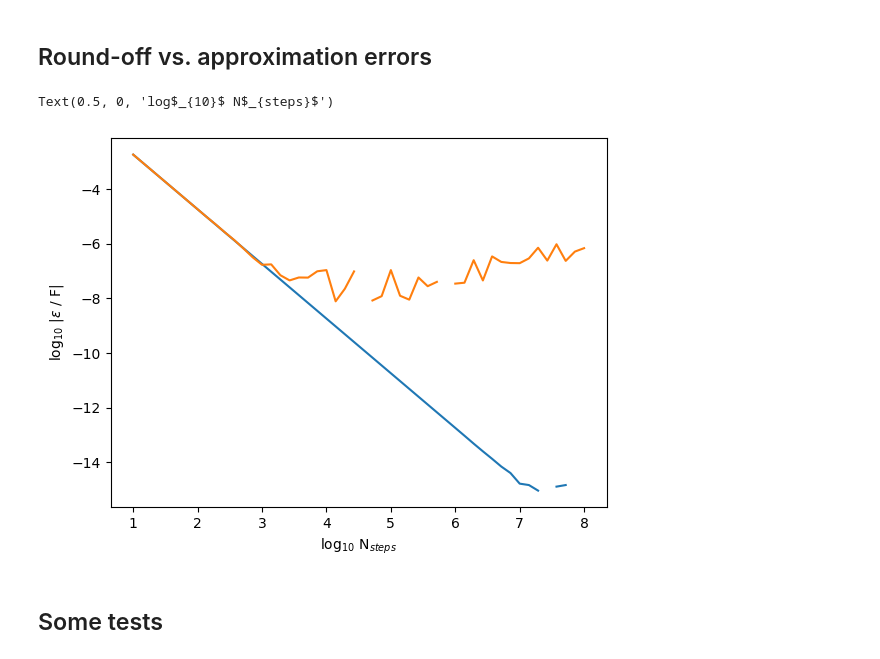
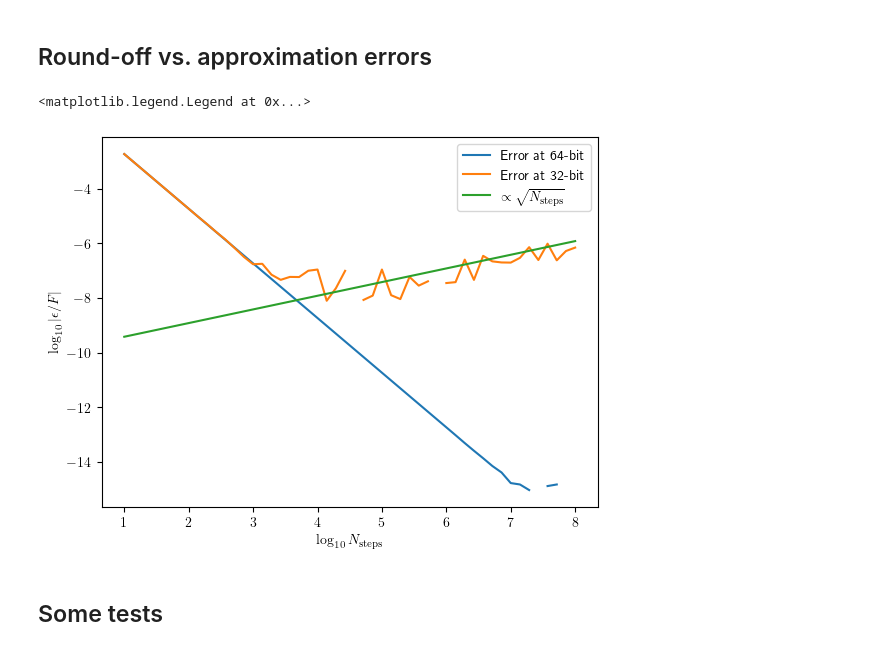
Before and after one commit to blanton144/computational-grad, a Jupyter notebook: docs/notebooks/numerics.ipynb, the cells around one changed output. Drawn from its saved outputs; the diff is of its cells as text; code cells hidden in the pictures.

```diff
--- a/docs/notebooks/numerics.ipynb
+++ b/docs/notebooks/numerics.ipynb
@@ -2,6 +2,8 @@
 %matplotlib inline
 import numpy as np
 import matplotlib.pyplot as plt
+import matplotlib
+matplotlib.rcParams['text.usetex'] = True
 # %% [markdown]
 ## Bugs
 # %% [markdown]
@@ -74,17 +82,23 @@ def test_integrate(dtype=None):
         approx = integrate_fnc(limits=limits, nstep=nsteps[indx], fnc=fnc, dtype=dtype)
         error[indx] = (approx - integral) / integral
     return(nsteps, error)
+# %%
+limits = np.array([1., 2.], dtype=dtype)
+integral = fnc_int(limits=np.float64(limits))
 # %%
 (nsteps64, error64) = test_integrate(dtype=np.float64)
 (nsteps32, error32) = test_integrate(dtype=np.float32)
 # %%
-plt.plot(np.log10(nsteps64), np.log10(np.abs(error64)))
-plt.plot(np.log10(nsteps32), np.log10(np.abs(error32)))
-plt.ylabel('log$_{10}$ |$\epsilon$ / F|')
-plt.xlabel('log$_{10}$ N$_{steps}$')
+plt.plot(np.log10(nsteps64), np.log10(np.abs(error64)), label='Error at 64-bit')
+plt.plot(np.log10(nsteps32), np.log10(np.abs(error32)), label='Error at 32-bit')
+plt.plot(np.log10(nsteps64), 0.5 * np.log10(nsteps64) + np.log10(2e-8 / integral / 35.),
+         label=r'$\propto \sqrt{N_{\rm steps}}$')
+plt.ylabel(r'$\log_{10} |\epsilon / F|$')
+plt.xlabel(r'$\log_{10} N_{\rm steps}$')
+plt.legend()
 # %% [output]
-Text(0.5, 0, 'log$_{10}$ N$_{steps}$')
+<matplotlib.legend.Legend at 0x...>
-[figure, old version]
+[figure, new version]
 # %% [markdown]
 ## Some tests
 # %% [markdown]
```
Also changed, not shown: parts of 3 cells of this notebook, 3 other files.
